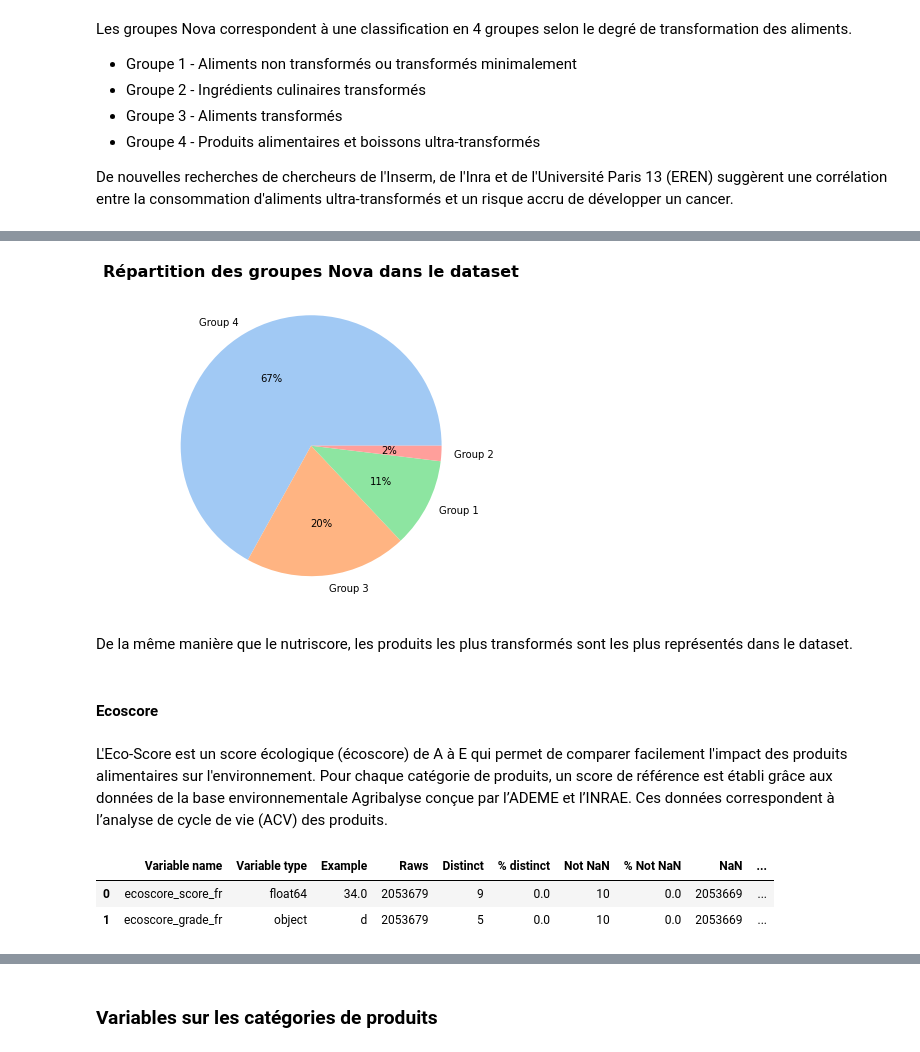
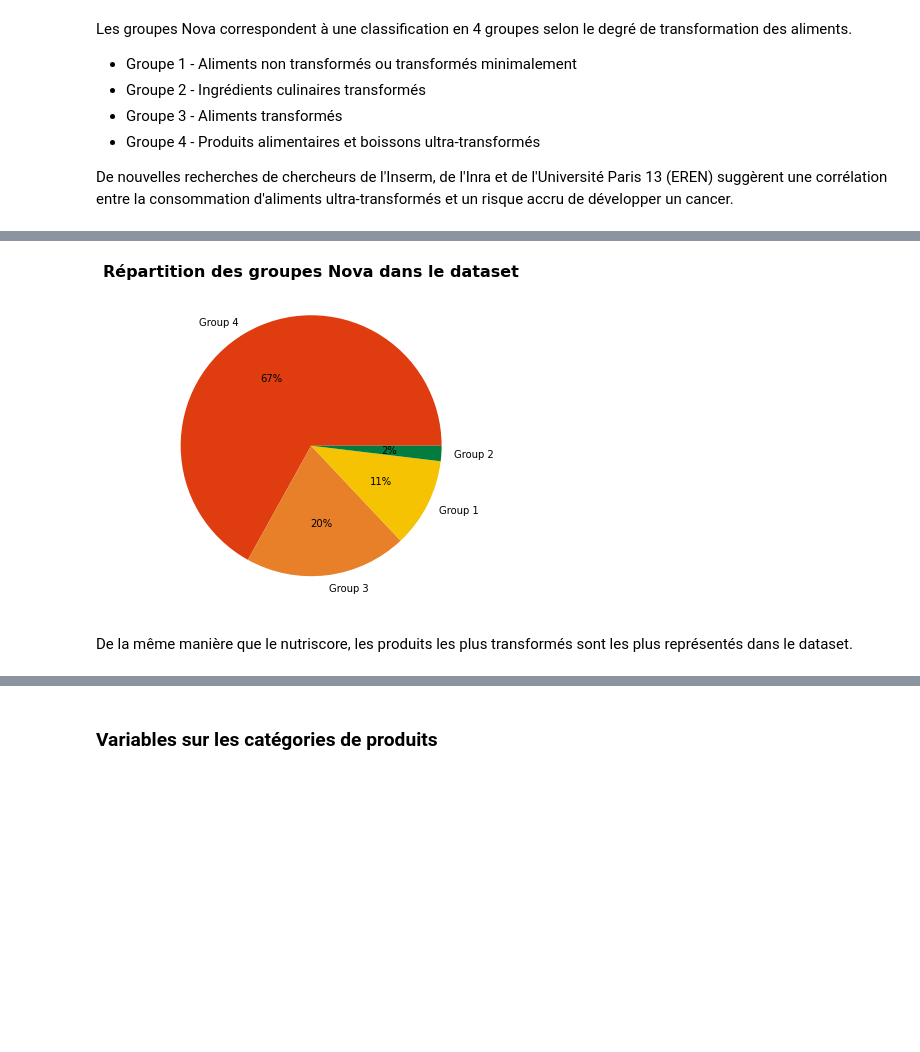
Before and after one commit to Milie-Mimi/OC_DS_Project3, a Jupyter notebook: Projet_3_Cleaning_EGR.ipynb, the cells around one changed output, grey strips where cells are left out. Drawn from its saved outputs; the diff is of its cells as text; code cells hidden in the pictures; blank space fills up the shorter version.

```diff
--- a/Projet_3_Cleaning_EGR.ipynb
+++ b/Projet_3_Cleaning_EGR.ipynb
@@ -1116,30 +1308,24 @@ openfoodfacts_en.loc[openfoodfacts_en['nova_group'] == 0, 'nova_group'] = np.nan
 # %%
 # On rajoute Group devant le numéro
-openfoodfacts_en['nova_group'] = [f'Group {i}' for i in openfoodfacts_en['nova_group']]
+openfoodfacts['nova_group'] = [f'Group {i}' for i in openfoodfacts['nova_group']]
 # %%
 # On enlève le .0 qui apparait après le nombre
-openfoodfacts_en['nova_group'] = [str(i).replace('.0', '') for i in openfoodfacts_en['nova_group']]
+openfoodfacts['nova_group'] = [str(i).replace('.0', '') for i in openfoodfacts['nova_group']]
 # %%
 # On transforme Group nan en np.nan
-openfoodfacts_en.loc[openfoodfacts_en['nova_group'] == 'Group nan', 'nova_group'] = np.nan
+openfoodfacts.loc[openfoodfacts['nova_group'] == 'Group nan', 'nova_group'] = np.nan
 # %%
 # Fréquence de nova group dans le dataset
-nova_percent = openfoodfacts_en[openfoodfacts_en['nova_group'] != 'nan'][
+nova_percent = openfoodfacts[openfoodfacts['nova_group'] != 'nan'][
     'nova_group'].value_counts(normalize=True) * 100
 # %%
 data = nova_percent.values
 labels = nova_percent.index
 # %%
-colors = sns.color_palette('pastel')[0:4]
-
 plt.figure(figsize=(8, 6))
 plt.title("Répartition des groupes Nova dans le dataset")
-plt.pie(data, labels = labels, colors = colors, autopct='%.0f%%');
+plt.pie(data, labels = labels, colors = ['#df3c10', '#e78029', '#f5c301',  '#037d3f'], autopct='%.0f%%');
 # %% [output]
-[figure, old version]
+[figure, new version]
 # %% [markdown]
 De la même manière que le nutriscore, les produits les plus transformés sont les plus représentés dans le dataset.
-# %% [markdown]
-#### Ecoscore
-# %% [markdown]
-L'Eco-Score est un score écologique (écoscore) de A à E qui permet de comparer facilement l'impact des produits alimentaires sur l'environnement. Pour chaque catégorie de produits, un score de référence est établi grâce aux données de la base environnementale Agribalyse conçue par l’ADEME et l’INRAE. Ces données correspondent à l’analyse de cycle de vie (ACV) des produits.
@@ -1148,6 +1331,0 @@ tab_desc, tab_modalities = check_redundancy_steps(openfoodfacts_en, 'ecoscore')
-# %%
-tab_desc
-# %% [output]
-|  | Variable name | Variable type | Example | Raws | Distinct | % distinct | Not NaN | % Not NaN | NaN | ... |
-| 0 | ecoscore_score_fr | float64 | 34.0 | 2053679 | 9 | 0.0 | 10 | 0.0 | 2053669 | ... |
-| 1 | ecoscore_grade_fr | object | d | 2053679 | 5 | 0.0 | 10 | 0.0 | 2053669 | ... |
```
Also changed, not shown: parts of 436 cells of this notebook.
